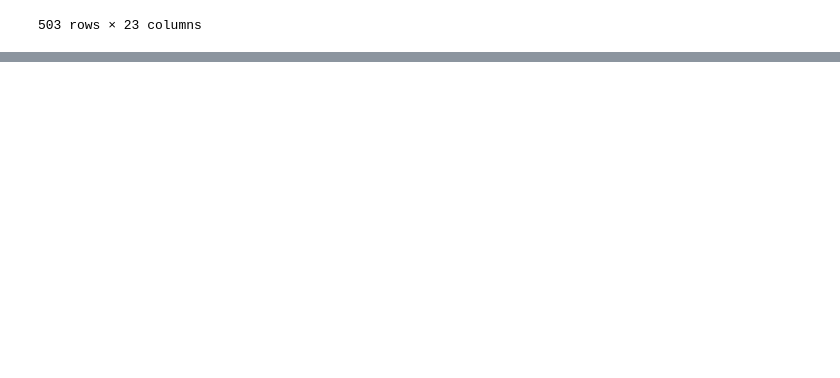
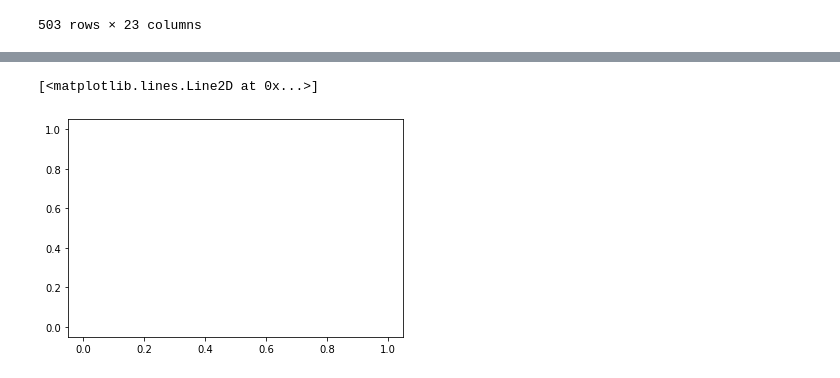
Before and after one commit to nbutler4/sharing-github-, a Jupyter notebook: Butler_Lab3.ipynb, the cells around one changed output, grey strips where cells are left out. Drawn from its saved outputs; the diff is of its cells as text; code cells hidden in the pictures; blank space fills up the shorter version.

```diff
--- a/Butler_Lab3.ipynb
+++ b/Butler_Lab3.ipynb
@@ -142,0 +130,5 @@ Total number of thefts from auto 503
+# %%
+plt.plot(dff_Crime_spots['wkt_geom'])
+# %% [output]
+[<matplotlib.lines.Line2D at 0x...>]
+[figure, added]
```
Also changed, not shown: parts of 10 cells of this notebook.
